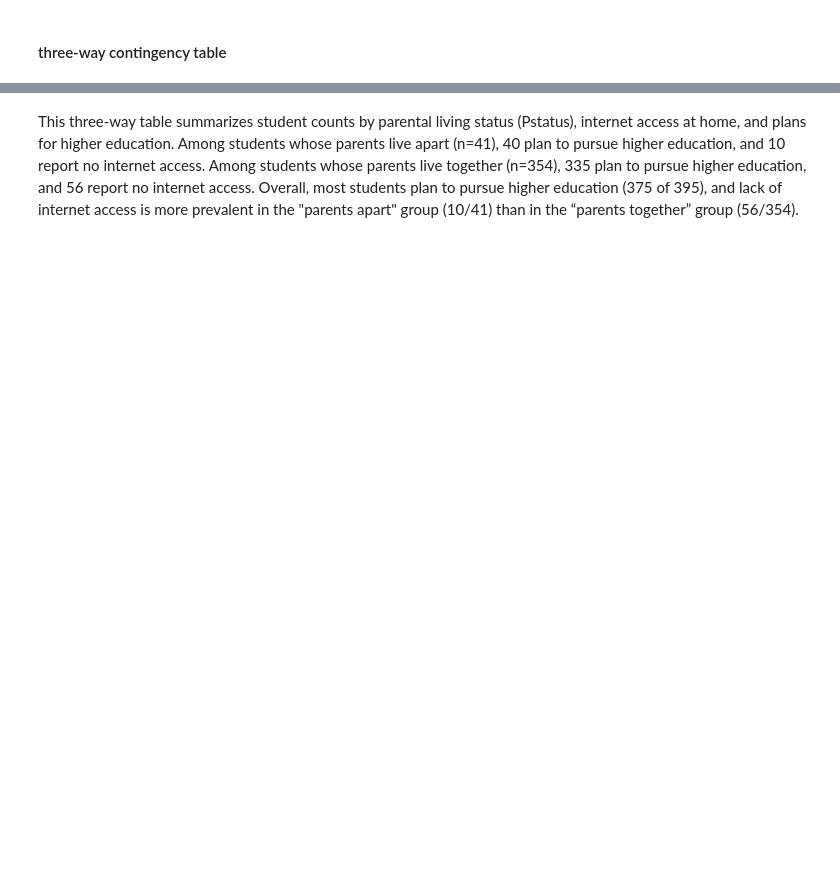
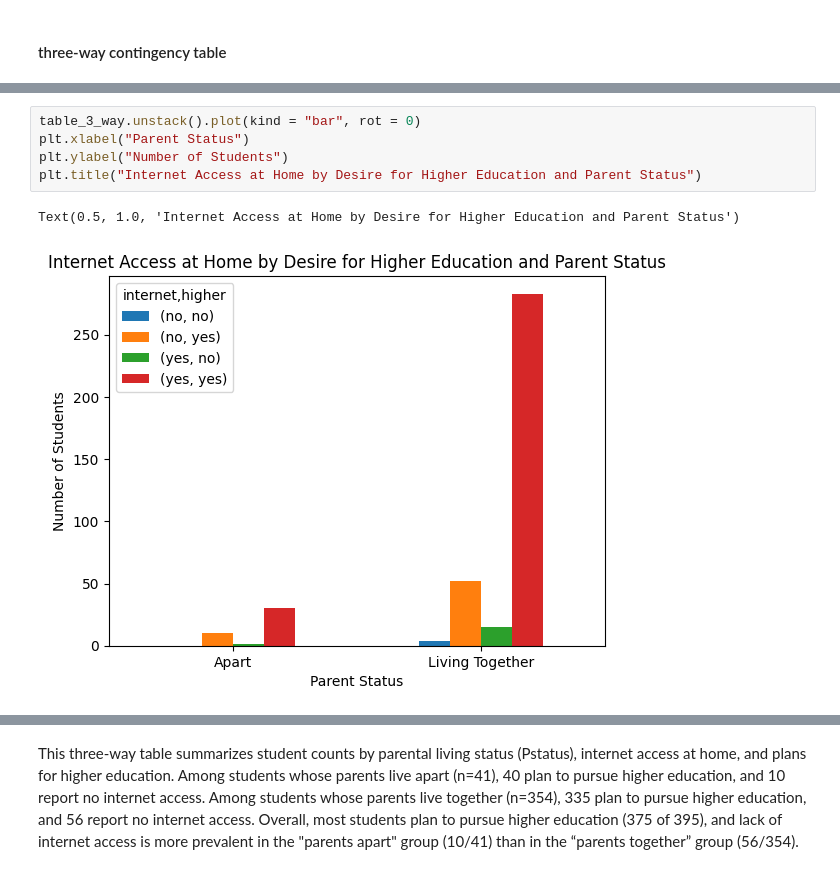
Before and after one commit to hzhoujoy/HW4_ST554, a Jupyter notebook: HW4_JoyZhou.ipynb, the cells around one changed output, grey strips where cells are left out. Saved outputs shown, nothing was run; the diff lists cells and outputs as text; blank space fills up the shorter version.

```diff
--- a/HW4_JoyZhou.ipynb
+++ b/HW4_JoyZhou.ipynb
@@ -178,0 +178,8 @@ table_3_way
+# %%
+table_3_way.unstack().plot(kind = "bar", rot = 0)
+plt.xlabel("Parent Status")
+plt.ylabel("Number of Students")
+plt.title("Internet Access at Home by Desire for Higher Education and Parent Status")
+# %% [output]
+Text(0.5, 1.0, 'Internet Access at Home by Desire for Higher Education and Parent Status')
+[figure, added]
```
Also changed, not shown: parts of 15 cells of this notebook.
